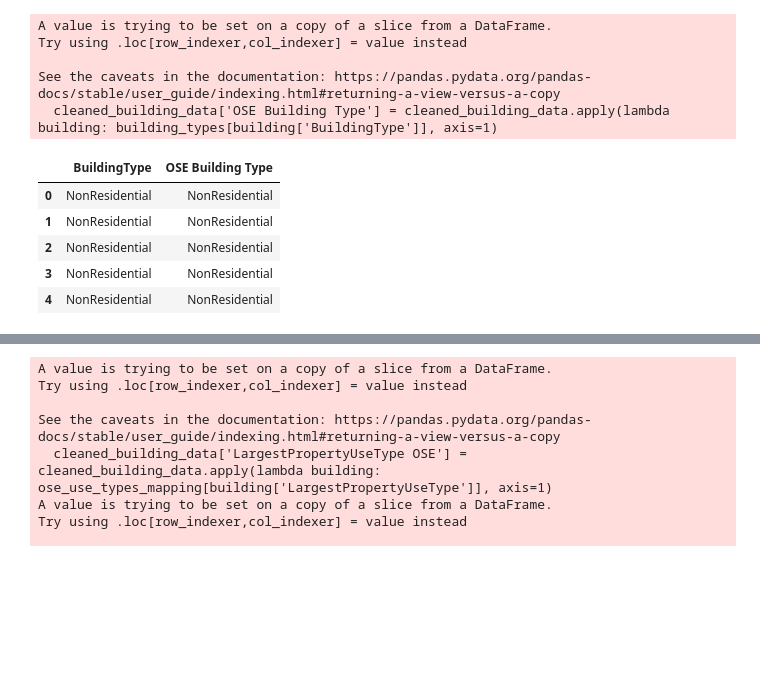
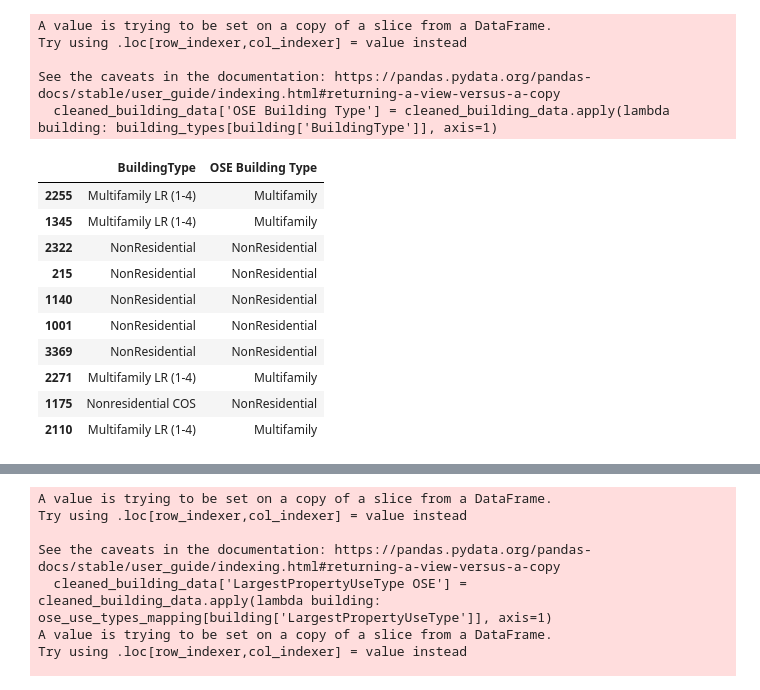
Before and after one commit to BenBagBag/seattle_beps_modelling, a Jupyter notebook: data/input_data/Reproducing RMI building data cleaning/Data cleaning.ipynb, the cells around one changed output, grey strips where cells are left out. Saved outputs shown, nothing was run; the diff lists cells and outputs as text; code cells hidden in the pictures; blank space fills up the shorter version.

```diff
--- a/data/input_data/Reproducing RMI building data cleaning/Data cleaning.ipynb
+++ b/data/input_data/Reproducing RMI building data cleaning/Data cleaning.ipynb
@@ -13,7 +13,7 @@ Calculate extra fields:
 - Total GFA for Policy: sum of the Property Use Type GFA for Policy fields
 - PropertyUseType Percent GFA fields: percent of a building's total GFA that is from the given property use type. Zero if the use type is not covered by the policy
 # %%
-raw_building_data = pd.read_csv('../../data/input_data/seattle_large_building_data_2019.csv')
+raw_building_data = pd.read_csv('seattle_large_building_data_2019.csv')
 # %%
 raw_building_data.columns
 # %% [output]
@@ -58,5 +58,5 @@ cleaned_building_data = raw_building_data[[
 # %%
 # Map OSE Building Type
 
-city_building_types_mapping = pd.read_csv('../../data_new/input_data/city_building_types.csv')
+city_building_types_mapping = pd.read_csv('city_building_types.csv')
 building_types = dict(zip(list(city_building_types_mapping['BuildingType (City classification)']), list(city_building_types_mapping['Type (Legislative classification)'])))
@@ -69,14 +80,19 @@ Try using .loc[row_indexer,col_indexer] = value instead
 See the caveats in the documentation: https://pandas.pydata.org/pandas-docs/stable/user_guide/indexing.html#returning-a-view-versus-a-copy
   cleaned_building_data['OSE Building Type'] = cleaned_building_data.apply(lambda building: building_types[building['BuildingType']], axis=1)
 # %%
-cleaned_building_data[['BuildingType', 'OSE Building Type']].head()
+cleaned_building_data[['BuildingType', 'OSE Building Type']].sample(10)
 # %% [output]
 |  | BuildingType | OSE Building Type |
-| 0 | NonResidential | NonResidential |
-| 1 | NonResidential | NonResidential |
-| 2 | NonResidential | NonResidential |
-| 3 | NonResidential | NonResidential |
-| 4 | NonResidential | NonResidential |
+| 2255 | Multifamily LR (1-4) | Multifamily |
+| 1345 | Multifamily LR (1-4) | Multifamily |
+| 2322 | NonResidential | NonResidential |
+| 215 | NonResidential | NonResidential |
+| 1140 | NonResidential | NonResidential |
+| 1001 | NonResidential | NonResidential |
+| 3369 | NonResidential | NonResidential |
+| 2271 | Multifamily LR (1-4) | Multifamily |
+| 1175 | Nonresidential COS | NonResidential |
+| 2110 | Multifamily LR (1-4) | Multifamily |
 # %%
 # Map use types
 # %%
```
Also changed, not shown: parts of 21 cells of this notebook, 13 other files.
